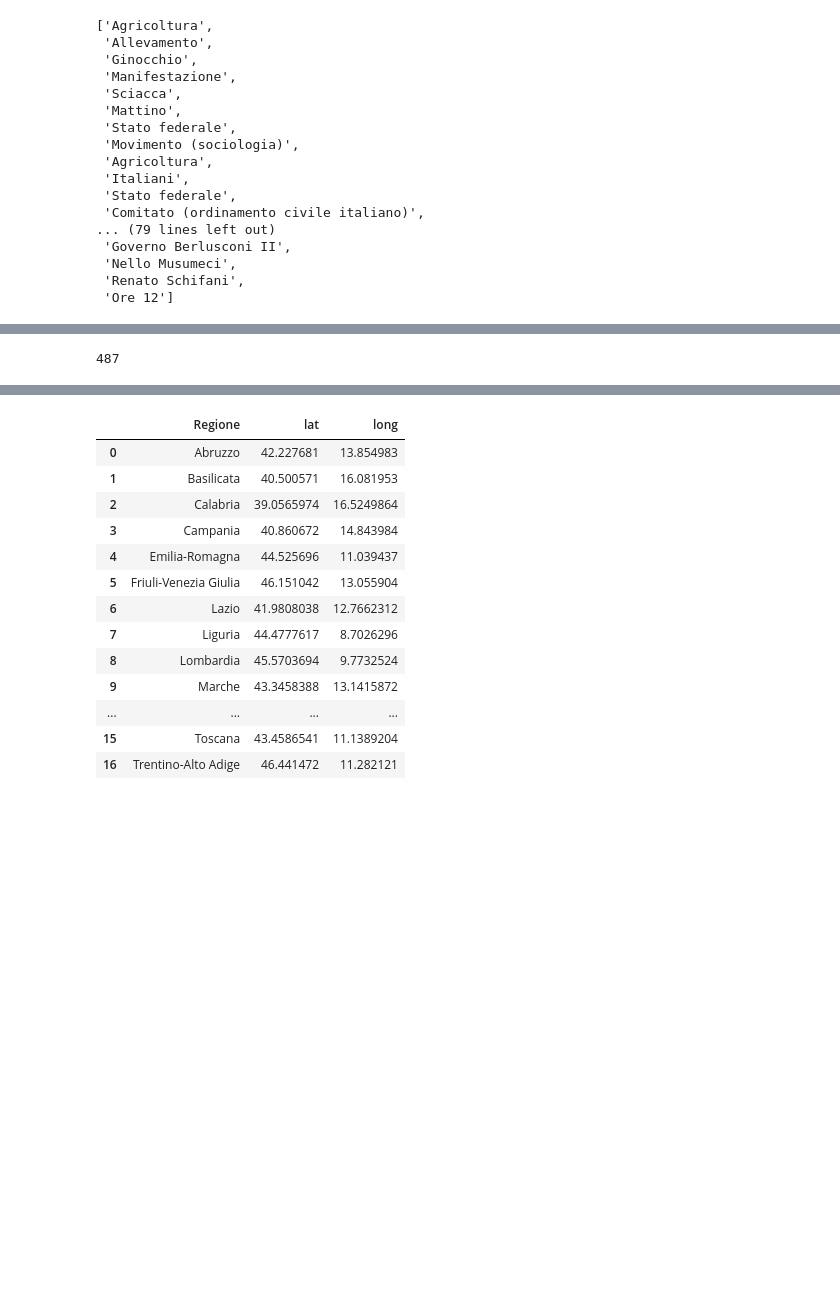
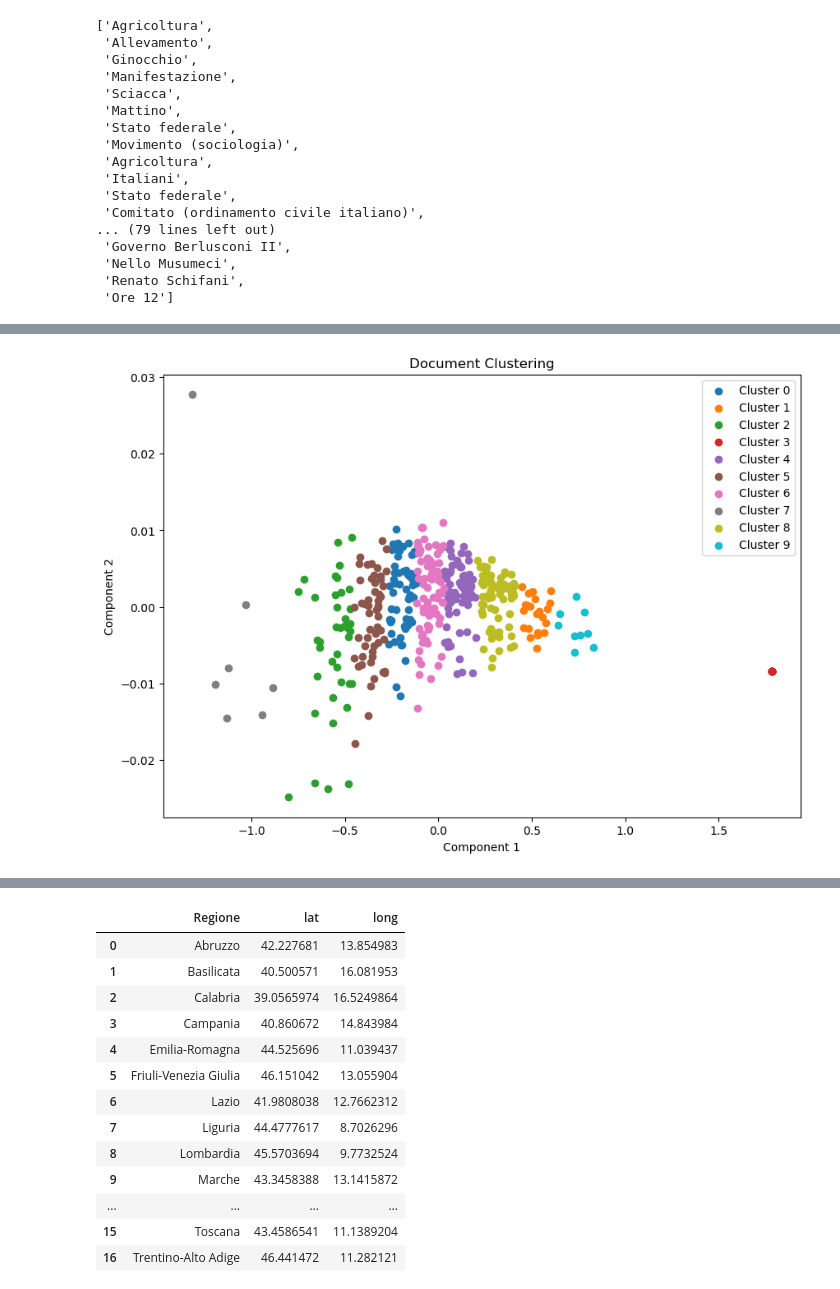
Before and after one commit to AntonioDonnangelo/italian_agriculture_and_protests_analysis, a Jupyter notebook: Progettone_18052024.ipynb, the cells around one changed output, grey strips where cells are left out. Cells and saved outputs as stored; diff of their text form; code cells hidden in the pictures; blank space fills up the shorter version.

```diff
--- a/Progettone_18052024.ipynb
+++ b/Progettone_18052024.ipynb
@@ -290,4 +274,75 @@ print(intersezione)
-# %%
-len(intersezione)
-# %% [output]
-487
+# %%
+import nltk
+from nltk.corpus import stopwords
+from nltk.tokenize import word_tokenize
+import string
+from gensim.models import Word2Vec
+import numpy as np
+from sklearn.cluster import KMeans
+from sklearn.decomposition import PCA
+from sklearn.manifold import TSNE
+import matplotlib.pyplot as plt
+
+# Scaricare le risorse di NLTK necessarie
+nltk.download('punkt')
+nltk.download('stopwords')
+
+documents = tutti_i_dati['Testo'].to_list()
+
+# Esempio di documenti
+'''documents = [
+    "Questo è il primo documento.",
+    "Questo documento è il secondo documento.",
+    "E questo è il terzo documento.",
+    "Il quarto documento è qui."
+]'''
+
+# Pre-processamento: tokenizzazione, rimozione stopwords e punteggiatura
+stop_words = set(stopwords.words('italian'))
+def preprocess(document):
+    tokens = word_tokenize(document.lower())
+    tokens = [word for word in tokens if word.isalpha()]
+    tokens = [word for word in tokens if word not in stop_words]
+    return tokens
+
+processed_docs = [preprocess(doc) for doc in documents]
+
+# Allenamento del modello Word2Vec
+model = Word2Vec(sentences=processed_docs, vector_size=100, window=5, min_count=1, workers=4)
+model.save("word2vec.model")
+
+# Calcolare i document embeddings
+def document_embedding(document, model):
+    valid_words = [word for word in document if word in model.wv.key_to_index]
+    if not valid_words:
+        return np.zeros(model.vector_size)
+    return np.mean([model.wv[word] for word in valid_words], axis=0)
+
+document_embeddings = np.array([document_embedding(doc, model) for doc in processed_docs])
+
+# Applicare KMeans
+num_clusters = 10
+kmeans = KMeans(n_clusters=num_clusters, random_state=0).fit(document_embeddings)
+labels = kmeans.labels_
+
+# Riduzione della dimensionalità con PCA o TSNE
+# Usare PCA
+pca = PCA(n_components=3)
+reduced_embeddings = pca.fit_transform(document_embeddings)
+
+# Alternativa: usare TSNE
+# tsne = TSNE(n_components=2, random_state=0)
+# reduced_embeddings = tsne.fit_transform(document_embeddings)
+
+# Plotting
+plt.figure(figsize=(10, 7))
+for i in range(num_clusters):
+    points = reduced_embeddings[labels == i]
+    plt.scatter(points[:, 0], points[:, 1], label=f"Cluster {i}")
+
+plt.title("Document Clustering")
+plt.xlabel("Component 1")
+plt.ylabel("Component 2")
+plt.legend()
+plt.show()
+# %% [output]
@@ -293,0 +355 @@ len(intersezione)
+[figure, added]
```
Also changed, not shown: parts of 18 cells of this notebook.
